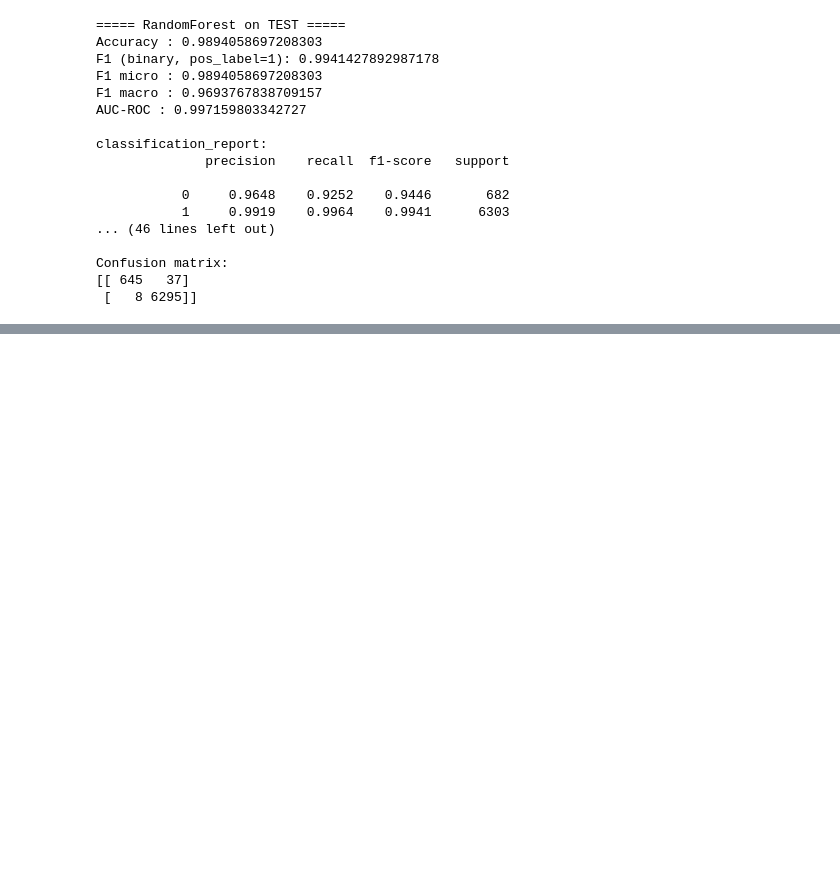
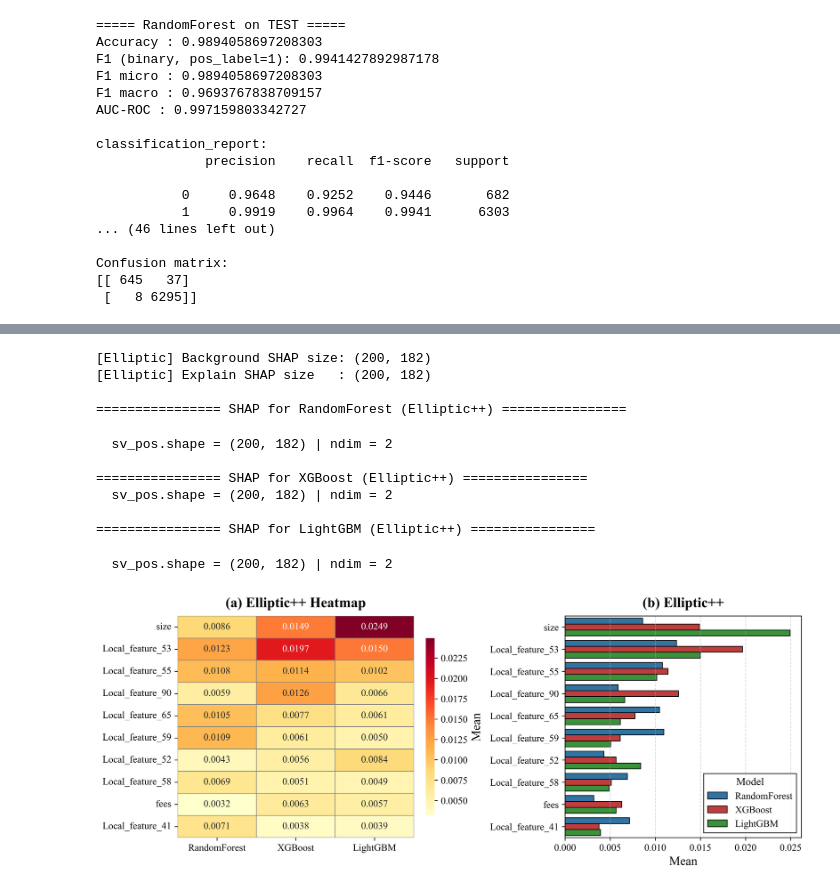
Before and after one commit to NAKhoa819/ADCC-Bench, a Jupyter notebook: elliptic/tree_random_70_15_15.ipynb, the cells around one changed output, grey strips where cells are left out. Saved outputs shown, nothing was run; the diff lists cells and outputs as text; code cells hidden in the pictures; blank space fills up the shorter version.

```diff
--- a/elliptic/tree_random_70_15_15.ipynb
+++ b/elliptic/tree_random_70_15_15.ipynb
@@ -795,14 +795,13 @@ Confusion matrix:
  [   8 6295]]
 # %%
 # =========================================
-# 10. SHAP cho Elliptic++ (3 model RF, XGB, LGBM)
-# Vẽ kiểu Springer: (a) Heatmap + (b) Grouped bar
+# 10. SHAP for Elliptic++ (3 model RF, XGB, LGBM)
 # =========================================
 try:
     import shap
     shap_available = True
 except Exception as e:
-    print("Không thể import SHAP (shap). Hãy cài: pip install shap")
+    print("Can't import SHAP (shap)")
     print(e)
     shap_available = False
 
@@ -814,7 +813,7 @@ import matplotlib.pyplot as plt
 if shap_available and X_test_scaled.shape[0] > 0:
     shap.initjs()
 
-    # -------- 1. STYLE SPRINGER (y như code mẫu) --------
+
     plt.rcParams['font.family'] = 'serif'
     plt.rcParams['font.serif'] = ['Times New Roman', 'DejaVu Serif', 'Liberation Serif']
     plt.rcParams['font.size'] = 12
@@ -825,7 +824,7 @@ if shap_available and X_test_scaled.shape[0] > 0:
     plt.rcParams['legend.fontsize'] = 11
     plt.rcParams['figure.titlesize'] = 18
 
-    # -------- 2. TÍNH SHAP: Mean |SHAP| cho Elliptic++ --------
+
     n_background = min(200,X_train_scaled.shape[0])
     n_explain    = min(200,X_test_scaled.shape[0])
 
@@ -844,9 +843,9 @@ if shap_available and X_test_scaled.shape[0] > 0:
     mean_abs_dict = {}   # model_name -> (n_features,)
 
     for name, model in models_to_explain.items():
-        print(f"\n================ SHAP cho {name} (Elliptic++) ================")
+        print(f"\n================ SHAP for {name} (Elliptic++) ================")
 
-        # TreeExplainer, model_output="probability" cho cùng thang
+
         explainer = shap.TreeExplainer(
             model,
             data=X_background,
@@ -859,7 +858,7 @@ if shap_available and X_test_scaled.shape[0] > 0:
             check_additivity=False
         )
 
-        # ----- Chuẩn hoá về SHAP cho class=1, sv_pos: (n_samples, n_features) -----
+
         if isinstance(sv, list):
             if hasattr(model, "classes_"):
                 cls_idx = int(np.where(model.classes_ == 1)[0][0])
@@ -877,37 +876,34 @@ if shap_available and X_test_scaled.shape[0] > 0:
         else:
             sv_pos = np.array(sv)
 
-        assert sv_pos.ndim == 2, f"sv_pos không phải 2D cho model {name} (shape={sv_pos.shape})"
+        assert sv_pos.ndim == 2, f"sv_pos is not 2D in model {name} (shape={sv_pos.shape})"
         print("  sv_pos.shape =", sv_pos.shape, "| ndim =", sv_pos.ndim)
 
-        # Mean absolute SHAP value cho mỗi feature
+
         mean_abs = np.mean(np.abs(sv_pos), axis=0)   # shape = (n_features,)
         mean_abs_dict[name] = mean_abs
 
-    # -------- 3. TẠO BẢNG MEAN |SHAP| (giống "Importance" code mẫu) --------
+
     df_mean = pd.DataFrame(mean_abs_dict, index=feature_cols)
 
-    # chọn top_n feature theo trung bình across models
     top_n = 10 if len(feature_cols) >= 10 else len(feature_cols)
     df_mean['avg'] = df_mean.mean(axis=1)
     df_mean = df_mean.sort_values('avg', ascending=False)
     df_top = df_mean.head(top_n).drop(columns='avg')   # (top_n x 3)
 
-    # -------- 4. VẼ (a) Heatmap + (b) Grouped bar – SPRINGER --------
     plt.close('all')
     fig, axes = plt.subplots(
         1, 2,
-        figsize=(11, 4.3),   # 1 dòng trong layout (11, 13) của code mẫu
+        figsize=(11, 4.3),
         dpi=600,
         constrained_layout=True
     )
     ax0, ax1 = axes
 
-    # ---------- (a) Heatmap: KHÔNG CHUẨN HOÁ, dùng Mean |SHAP| gốc ----------
     sns.heatmap(
         df_top,
         annot=True,
-        fmt=".4f",                 # SHAP thật thường nhỏ, 4 số lẻ
+        fmt=".4f",
         cmap="YlOrRd",
         linewidths=0.5,
         linecolor='gray',
@@ -922,7 +918,7 @@ if shap_available and X_test_scaled.shape[0] > 0:
     ax0.set_yticklabels(df_top.index, rotation=0)
     ax0.set_xticklabels(df_top.columns, rotation=0)
 
-    # ---------- (b) Grouped bar: giống plot_grouped_bar code mẫu ----------
+
     df_long = (
         df_top
         .reset_index()
@@ -938,7 +934,7 @@ if shap_available and X_test_scaled.shape[0] > 0:
         y="Feature",
         hue="Model",
         order=feature_order,
-        palette=["#1f77b4", "#d62728", "#2ca02c"],  # giống code mẫu
+        palette=["#1f77b4", "#d62728", "#2ca02c"],
         ax=ax1,
         edgecolor='black',
         linewidth=0.8
@@ -957,8 +953,4 @@ if shap_available and X_test_scaled.shape[0] > 0:
     )
 
     plt.show()
-
-    # (tuỳ chọn) nếu vẫn muốn giải thích local cho 1 node bằng XGBoost thì có thể thêm block riêng ở dưới,
-    # tương tự như bạn làm cho Ethereum/BLTE.
-else:
-    print("Bỏ qua SHAP Elliptic++ vì không sẵn sàng hoặc không có mẫu test.")
+# %% [output]
@@ -965 +958,13 @@ else:
+[Elliptic] Background SHAP size: (200, 182)
+[Elliptic] Explain SHAP size   : (200, 182)
+
+================ SHAP for RandomForest (Elliptic++) ================
+  sv_pos.shape = (200, 182) | ndim = 2
+
+================ SHAP for XGBoost (Elliptic++) ================
+  sv_pos.shape = (200, 182) | ndim = 2
+
+================ SHAP for LightGBM (Elliptic++) ================
+  sv_pos.shape = (200, 182) | ndim = 2
+[figure, added]
 # %%
```
Also changed, not shown: parts of 5 cells of this notebook, 17 other files.
